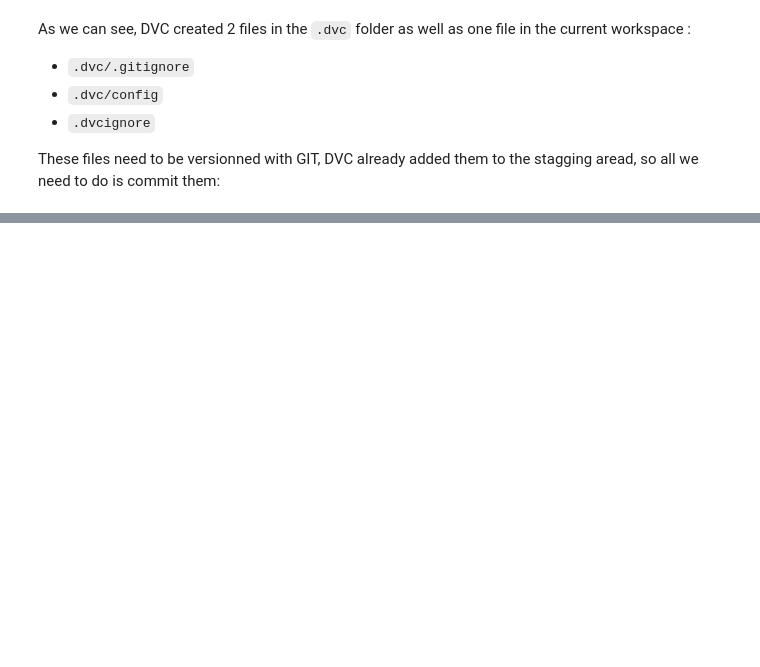
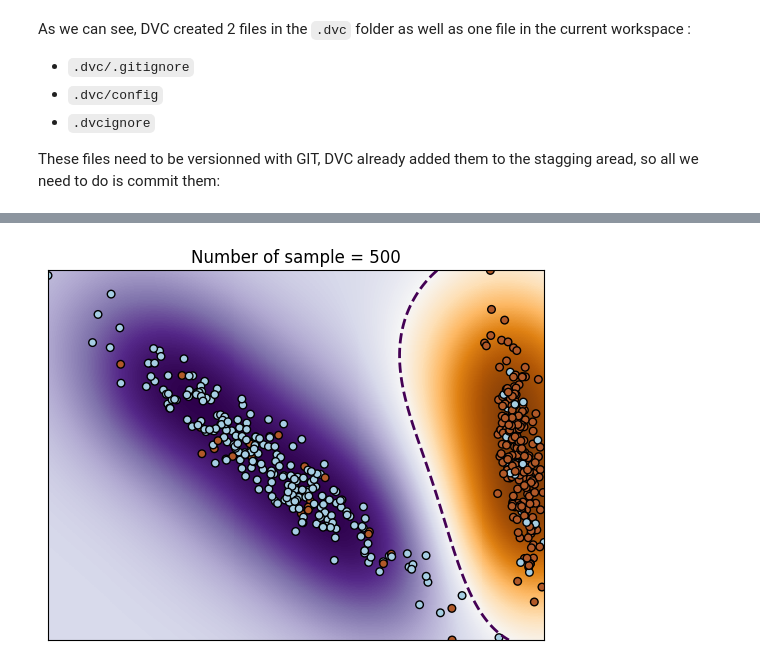
Before and after one commit to aramis-lab/NOW-2023, a Jupyter notebook: notebooks/data_versionning.ipynb, the cells around one changed output, grey strips where cells are left out. Drawn from its saved outputs; the diff is of its cells as text; code cells hidden in the pictures; blank space fills up the shorter version.

Commit message:
update the data versioning notebook

```diff
--- a/notebooks/data_versionning.ipynb
+++ b/notebooks/data_versionning.ipynb
@@ -153,0 +184,5 @@ And that's it, we have successfully initialized a DVC repository and we are now
+# %%
+import pandas as pd
+
+df = pd.read_csv("dataset.tsv", sep="\t")
+df.head()
@@ -153,0 +217,9 @@ And that's it, we have successfully initialized a DVC repository and we are now
+# %%
+from toy_model import Model
+
+model = Model.from_dataframe(df)
+model.fit()  # Fit the model
+model.save() # Serialize the trained model
+model.plot() # Plot the decision function with the data
+# %% [output]
+[figure, added]
```
Also changed, not shown: parts of 40 cells of this notebook, 1 other file.
